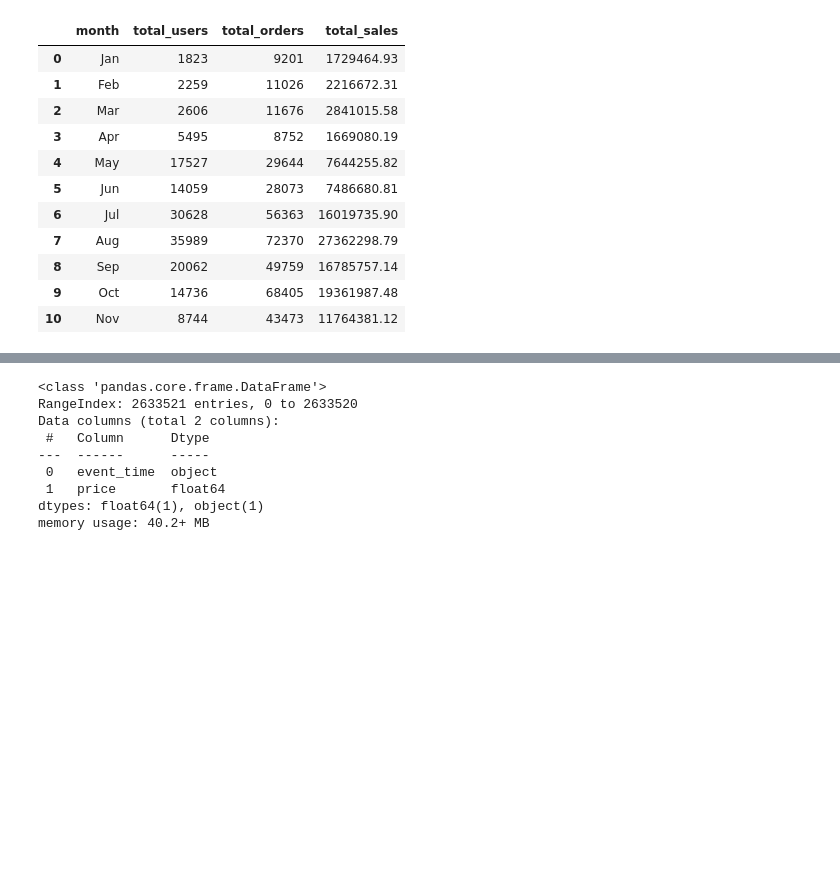
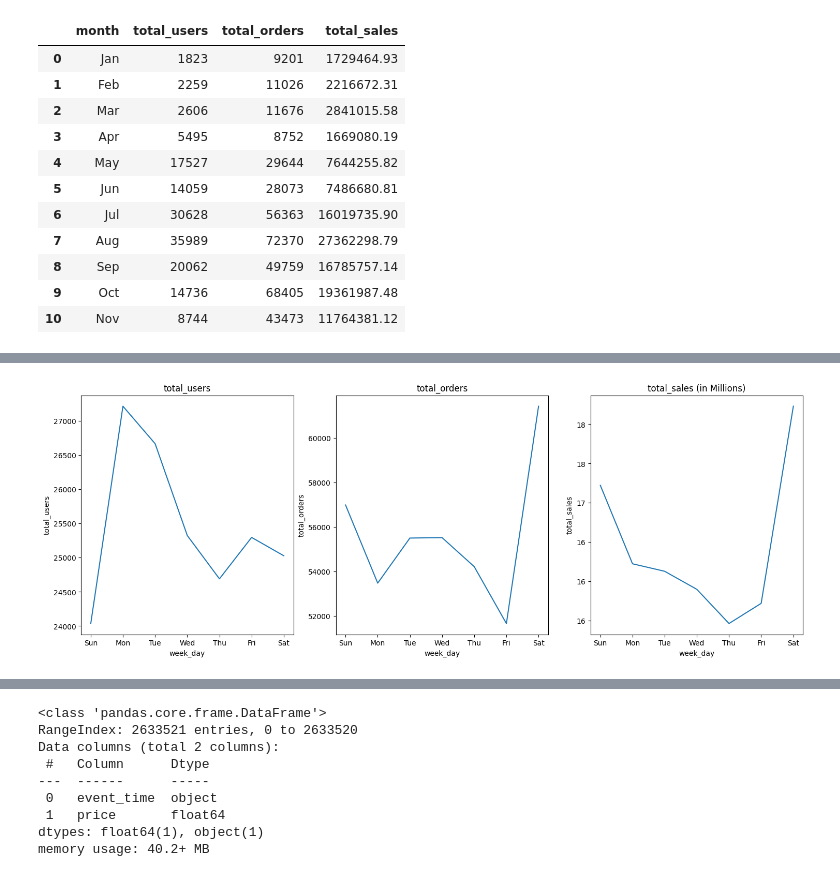
Before and after one commit to harimagar/Data-Science-Project, a Jupyter notebook: RecommendationSystem.ipynb, the cells around one changed output, grey strips where cells are left out. Drawn from its saved outputs; the diff is of its cells as text; code cells hidden in the pictures; blank space fills up the shorter version.

Commit message:
Time Analysis

```diff
--- a/RecommendationSystem.ipynb
+++ b/RecommendationSystem.ipynb
@@ -409,0 +431,10 @@ df_month
+# %%
+# Weekly Analysis
+df_week = data.groupby(['week_day_num', 'week_day']).agg(
+    total_users=('user_id', 'nunique'),
+    total_orders=('order_id', 'nunique'),
+    total_sales=('price', 'sum')
+).sort_values(by='week_day_num', ascending=True).reset_index(level='week_day_num', drop=True)
+
+df_week = df_week.reset_index()
+df_week
@@ -409,0 +450,25 @@ df_month
+# %%
+plt.figure(figsize=(18, 6))
+
+for i, col in enumerate(df_week.columns):
+
+    if col != 'week_day':
+
+        fig = plt.subplot(1, 3, i)
+        sns.lineplot(data=df_week, x='week_day', y=col, )
+        plt.title(f'{col}')
+
+        if col == 'total_sales':
+
+            fig.get_yaxis().set_major_formatter(
+            matplotlib.ticker.FuncFormatter(lambda x, p: format(int(x), ',')))
+
+            # after plotting the data, format the labels
+            current_values = plt.gca().get_yticks()
+
+            plt.gca().set_yticklabels(['{:,.0f}'.format(x/1000000) for x in current_values])
+            plt.title(f'{col} (in Millions)')
+
+plt.show()
+# %% [output]
+[figure, added]
```
Also changed, not shown: parts of 6 cells of this notebook.
